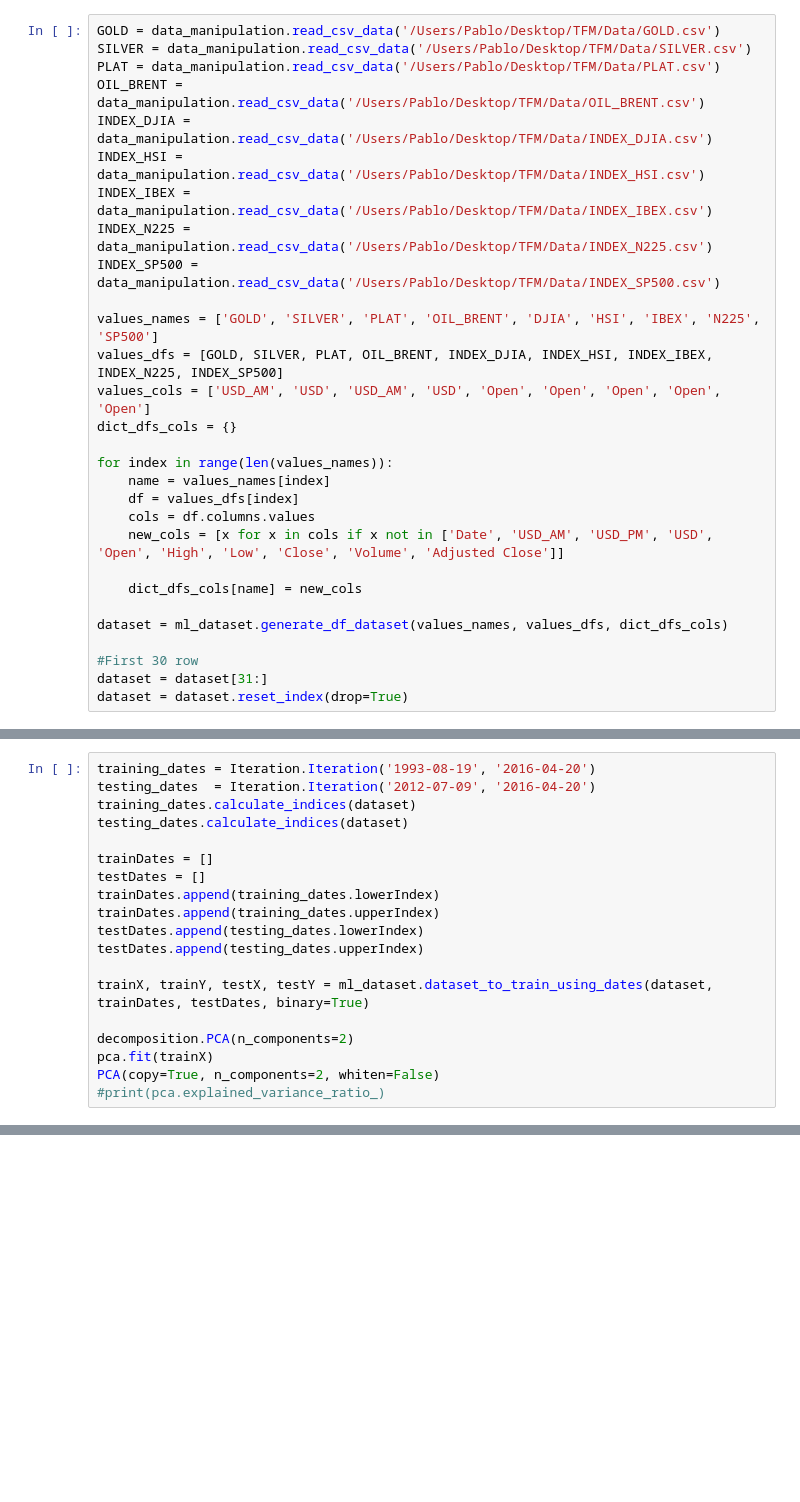
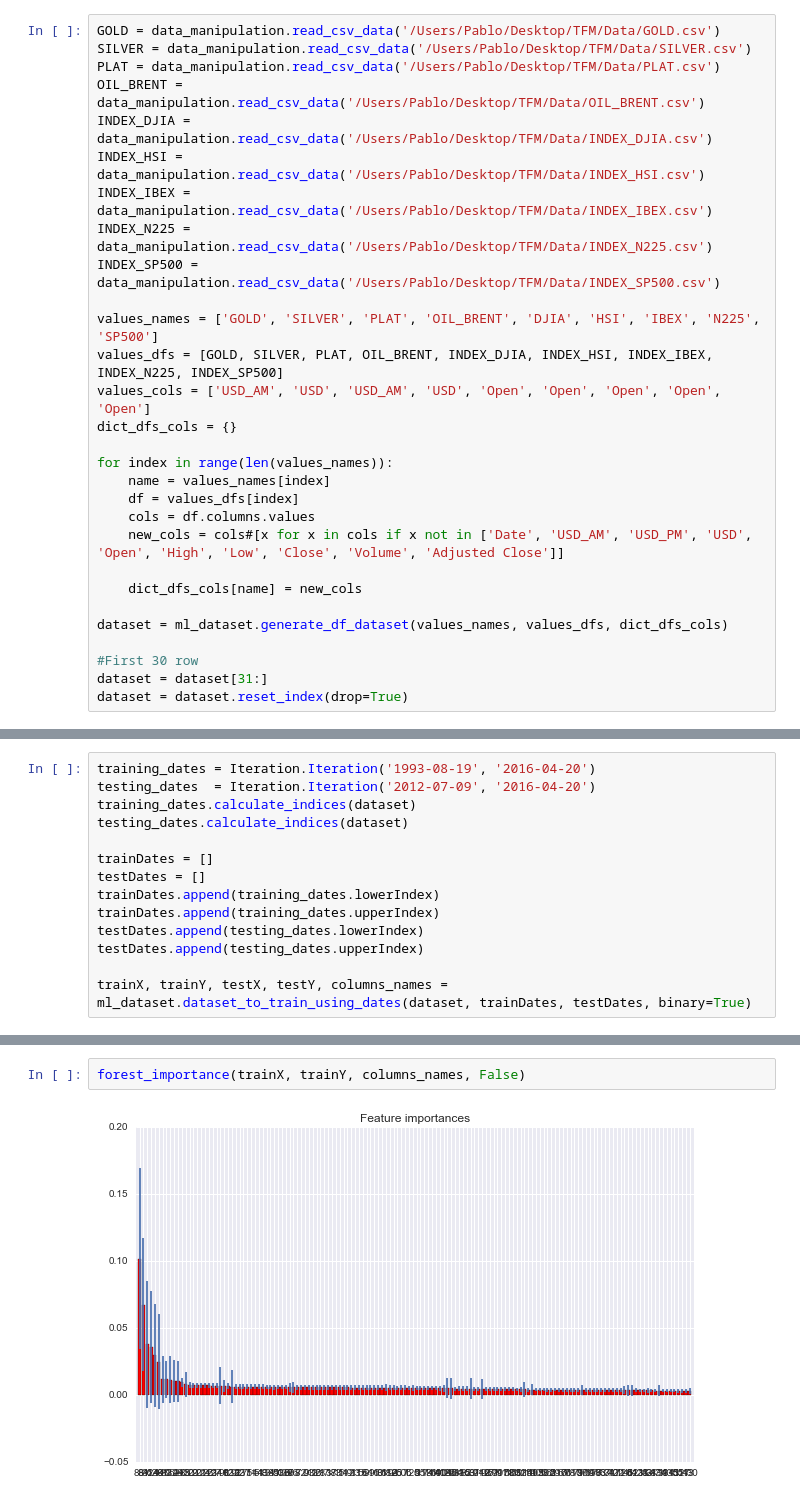
Before and after one commit to pablovicente/stock-index-prediction, a Jupyter notebook: Data_Analysis.ipynb, the cells around one changed output, grey strips where cells are left out. Cells and saved outputs as stored; diff of their text form; blank space fills up the shorter version.

```diff
--- a/Data_Analysis.ipynb
+++ b/Data_Analysis.ipynb
@@ -54,7 +59,7 @@ for index in range(len(values_names)):
     name = values_names[index]
     df = values_dfs[index]
     cols = df.columns.values
-    new_cols = [x for x in cols if x not in ['Date', 'USD_AM', 'USD_PM', 'USD', 'Open', 'High', 'Low', 'Close', 'Volume', 'Adjusted Close']]
+    new_cols = cols#[x for x in cols if x not in ['Date', 'USD_AM', 'USD_PM', 'USD', 'Open', 'High', 'Low', 'Close', 'Volume', 'Adjusted Close']]
 
     dict_dfs_cols[name] = new_cols
 
@@ -76,9 +149,4 @@ trainDates.append(training_dates.upperIndex)
 testDates.append(testing_dates.lowerIndex)
 testDates.append(testing_dates.upperIndex)
 
-trainX, trainY, testX, testY = ml_dataset.dataset_to_train_using_dates(dataset, trainDates, testDates, binary=True)
-
-decomposition.PCA(n_components=2)
-pca.fit(trainX)
-PCA(copy=True, n_components=2, whiten=False)
-#print(pca.explained_variance_ratio_)
+trainX, trainY, testX, testY, columns_names = ml_dataset.dataset_to_train_using_dates(dataset, trainDates, testDates, binary=True)
@@ -142,0 +233,4 @@ plt.show()
+# %%
+forest_importance(trainX, trainY, columns_names, False)
+# %% [output]
+[figure, added]
```
Also changed, not shown: parts of 13 cells of this notebook, 10 other files.
